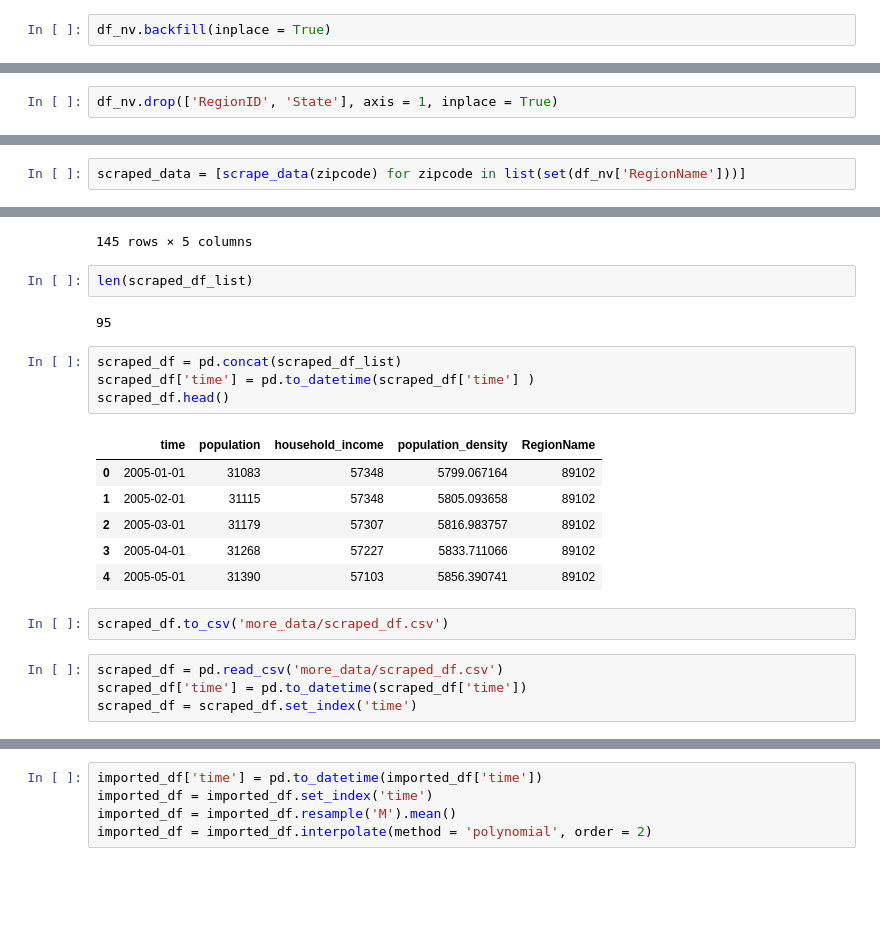
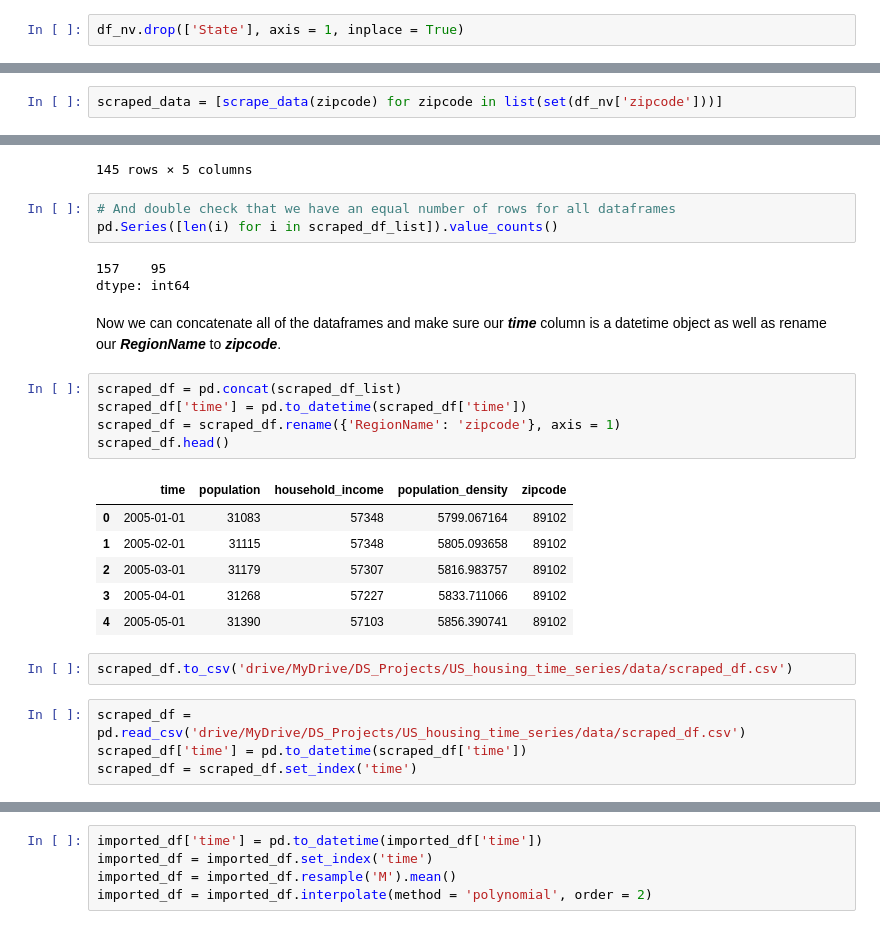
Before and after one commit to AbsIbs/nevada_time_series, a Jupyter notebook: main.ipynb, the cells around one changed output, grey strips where cells are left out. Drawn from its saved outputs; the diff is of its cells as text; blank space fills up the shorter version.

```diff
--- a/main.ipynb
+++ b/main.ipynb
@@ -301,5 +304,5 @@ dtype: int64
 # %%
-df_nv.backfill(inplace = True)
+df_nv.drop(['State'], axis = 1, inplace = True)
 # %% [output]
 A value is trying to be set on a copy of a slice from a DataFrame
 
@@ -326,2 +310,0 @@ memory usage: 1.9+ MB
-# %%
-df_nv.drop(['RegionID', 'State'], axis = 1, inplace = True)
@@ -381,2 +448,2 @@ from helper_functions import scrape_data
 # %%
-scraped_data = [scrape_data(zipcode) for zipcode in list(set(df_nv['RegionName']))]
+scraped_data = [scrape_data(zipcode) for zipcode in list(set(df_nv['zipcode']))]
@@ -422,24 +500,29 @@ scraped_df_list.pop(66)
 | 143 | 2017-12-01 | 11893 | 64163 | 74.523474 | 89508 |
 | 144 | 2018-01-01 | 11890 | 64177 | 74.503415 | 89508 |
 145 rows × 5 columns
-# %%
-len(scraped_df_list)
-# %% [output]
-95
+# %%
+# And double check that we have an equal number of rows for all dataframes
+pd.Series([len(i) for i in scraped_df_list]).value_counts()
+# %% [output]
+157    95
+dtype: int64
+# %% [markdown]
+Now we can concatenate all of the dataframes and make sure our ***time*** column is a datetime object as well as rename our ***RegionName*** to ***zipcode***.
 # %%
 scraped_df = pd.concat(scraped_df_list)
-scraped_df['time'] = pd.to_datetime(scraped_df['time'] )
+scraped_df['time'] = pd.to_datetime(scraped_df['time'])
+scraped_df = scraped_df.rename({'RegionName': 'zipcode'}, axis = 1)
 scraped_df.head()
 # %% [output]
-|  | time | population | household_income | population_density | RegionName |
+|  | time | population | household_income | population_density | zipcode |
 | 0 | 2005-01-01 | 31083 | 57348 | 5799.067164 | 89102 |
 | 1 | 2005-02-01 | 31115 | 57348 | 5805.093658 | 89102 |
 | 2 | 2005-03-01 | 31179 | 57307 | 5816.983757 | 89102 |
 | 3 | 2005-04-01 | 31268 | 57227 | 5833.711066 | 89102 |
 | 4 | 2005-05-01 | 31390 | 57103 | 5856.390741 | 89102 |
 # %%
-scraped_df.to_csv('more_data/scraped_df.csv')
+scraped_df.to_csv('drive/MyDrive/DS_Projects/US_housing_time_series/data/scraped_df.csv')
 # %%
-scraped_df = pd.read_csv('more_data/scraped_df.csv')
+scraped_df = pd.read_csv('drive/MyDrive/DS_Projects/US_housing_time_series/data/scraped_df.csv')
 scraped_df['time'] = pd.to_datetime(scraped_df['time'])
 scraped_df = scraped_df.set_index('time')
```
Also changed, not shown: parts of 65 cells of this notebook, 11 other files.
